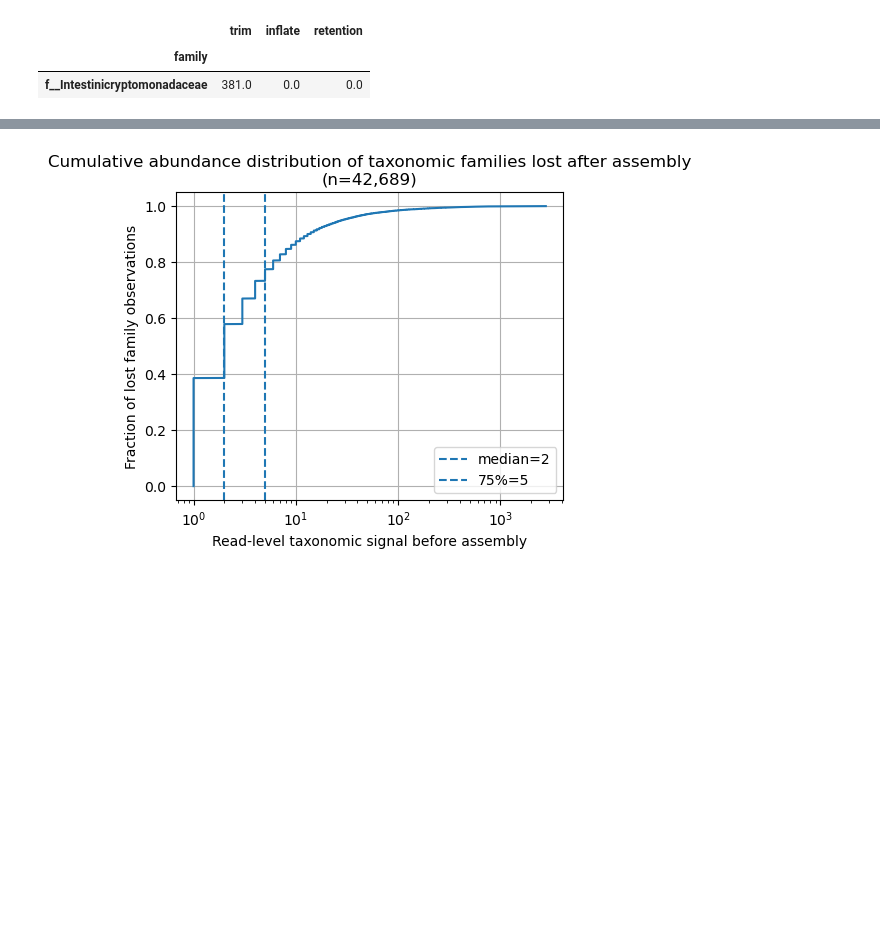
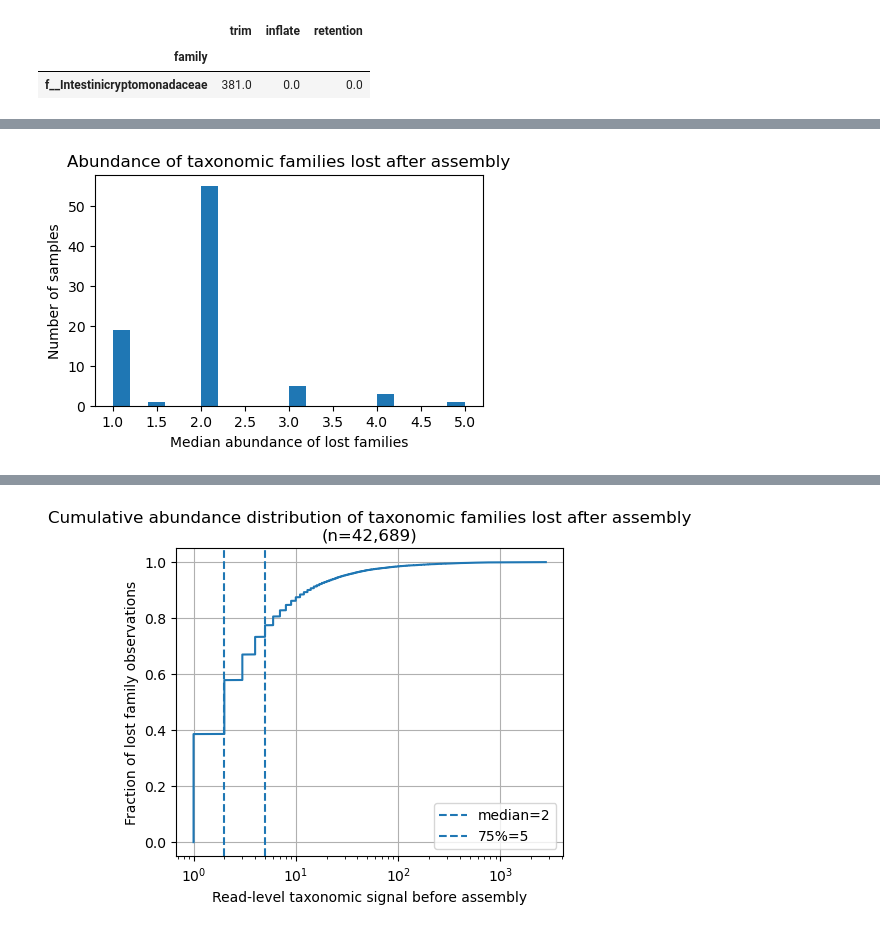
Before and after one commit to jeanzzhao/assembly, a Jupyter notebook: tax/summarize_taxo_loss.ipynb, the cells around one changed output, grey strips where cells are left out. Drawn from its saved outputs; the diff is of its cells as text; code cells hidden in the pictures; blank space fills up the shorter version.

```diff
--- a/tax/summarize_taxo_loss.ipynb
+++ b/tax/summarize_taxo_loss.ipynb
@@ -278,0 +329,10 @@ lost[lost["trim"] == 381]
+# %%
+# Plot distribution across all 84 samples
+plt.figure(figsize=(5,3))
+plt.hist(summary_df["median_lost_abundance"],bins=20)
+plt.xlabel("Median abundance of lost families")
+plt.ylabel("Number of samples")
+plt.title("Abundance of taxonomic families lost after assembly")
+plt.show()
+# %% [output]
+[figure, added]
```
Also changed, not shown: parts of 21 cells of this notebook, 1 other file.
